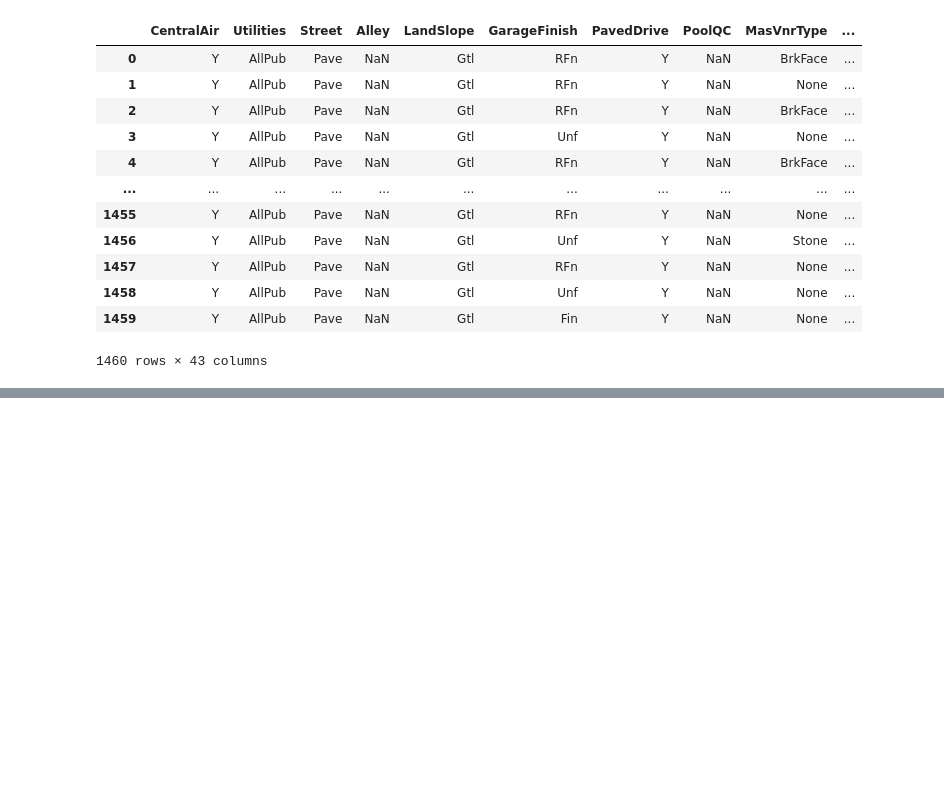
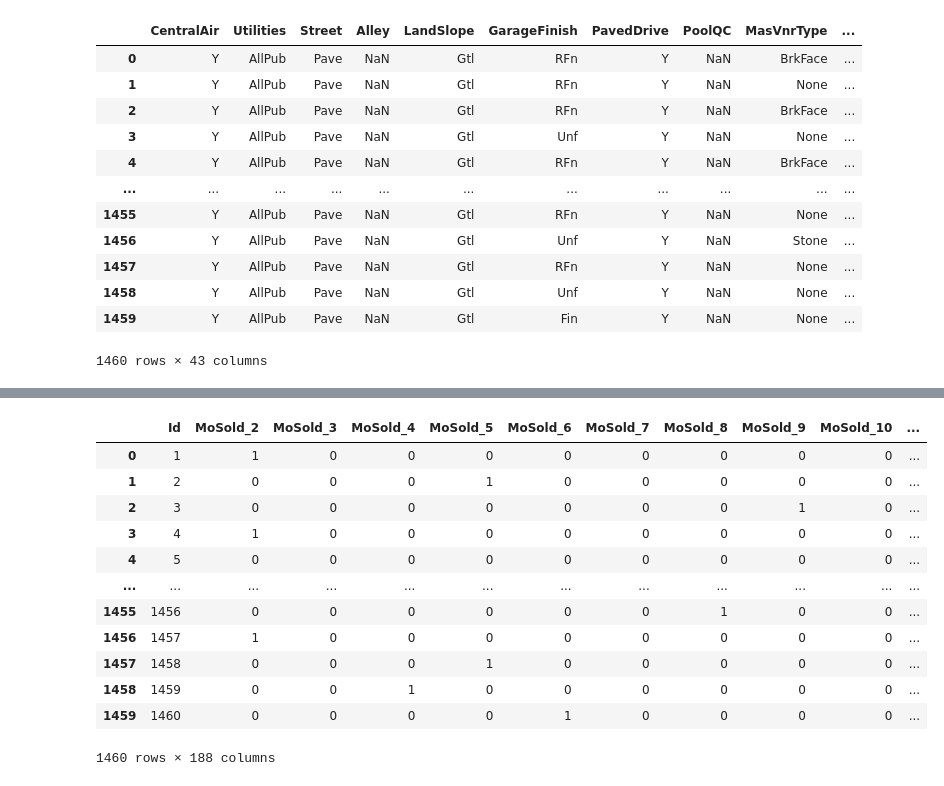
Before and after one commit to OmarKarame/House_Prices_Kaggle, a Jupyter notebook: notebooks/predict_house_prices.ipynb, the cells around one changed output, grey strips where cells are left out. Cells and saved outputs as stored; diff of their text form; code cells hidden in the pictures; blank space fills up the shorter version.

```diff
--- a/notebooks/predict_house_prices.ipynb
+++ b/notebooks/predict_house_prices.ipynb
@@ -29,0 +66,4 @@ train_df
+# %%
+train_numerical_df = train_df.select_dtypes('number')
+train_numerical_features = train_numerical_df.columns
+train_numerical_df
@@ -132,7 +215,9 @@ cat_features_onehotencode = ['MoSold', 'MSZoning','Street', 'Alley', 'LandSlope'
 # %%
 set_1 = set(cat_data_filtered_list)
 
-set_2 = set(cat_features_ordinalencode_2 + cat_features_ordinalencode_3 + cat_features_ordinalencode_4 + cat_features_ordinalencode_5 + cat_features_ordinalencode_6 + cat_features_ordinalencode_7 + cat_features_onehotencode)
+set_2 = set(cat_features_ordinalencode_2 + cat_features_ordinalencode_3 + cat_features_ordinalencode_4 + cat_features_ordinalencode_5 + cat_features_ordinalencode_6 + cat_features_ordinalencode_7)
 
-set_1 - set_2
+# set_1 - set_2
+
+len(set_2)
 # %% [output]
@@ -139,0 +262,27 @@ set()
+# %%
+# Replace the data with encoded data
+
+train_ordinal_encoded_df = pd.DataFrame()
+
+train_ordinal_encoded_df['CentralAir'] = train_df['CentralAir'].map(central_air_mapping)
+train_ordinal_encoded_df['PavedDrive'] = train_df['PavedDrive'].map(paved_drive_mapping)
+train_ordinal_encoded_df['Utilities'] = train_df['Utilities'].map(utilities_mapping)
+train_ordinal_encoded_df['GarageFinish'] = train_df['GarageFinish'].map(grarage_finish_mapping)
+train_ordinal_encoded_df['PoolQC'] = train_df['PoolQC'].map(pool_qc_mapping)
+train_ordinal_encoded_df['ExterQual'] = train_df['ExterQual'].map(exter_qual_mapping)
+train_ordinal_encoded_df['ExterCond'] = train_df['ExterCond'].map(exter_cond_mapping)
+train_ordinal_encoded_df['BsmtExposure'] = train_df['BsmtExposure'].map(bsmt_exposure_mapping)
+train_ordinal_encoded_df['HeatingQC'] = train_df['HeatingQC'].map(heating_qc_mapping)
+train_ordinal_encoded_df['KitchenQual'] = train_df['KitchenQual'].map(kitchen_qual_mapping)
+train_ordinal_encoded_df['Fence'] = train_df['Fence'].map(fence_mapping)
+train_ordinal_encoded_df['BsmtQual'] = train_df['BsmtQual'].map(bsmt_qual_mapping)
+train_ordinal_encoded_df['BsmtCond'] = train_df['BsmtCond'].map(bsmt_cond_mapping)
+train_ordinal_encoded_df['FireplaceQu'] = train_df['FireplaceQu'].map(fireplace_qu_mapping)
+train_ordinal_encoded_df['GarageQual'] = train_df['GarageQual'].map(garage_qual_mapping)
+train_ordinal_encoded_df['GarageCond'] = train_df['GarageCond'].map(garage_cond_mapping)
+train_ordinal_encoded_df['BsmtFinType1'] = train_df['BsmtFinType1'].map(bsmt_fin_type_1_mapping)
+train_ordinal_encoded_df['BsmtFinType2'] = train_df['BsmtFinType2'].map(bsmt_fin_type_2_mapping)
+
+train_ordinal_encoded_df['Id'] = train_df['Id']
+
+train_ordinal_encoded_df
@@ -139,0 +303,22 @@ set()
+# %%
+train_df[cat_features_onehotencode] = train_df[cat_features_onehotencode].fillna('Missing')
+
+train_onehot_encoded_df = pd.get_dummies(train_df, columns=cat_features_onehotencode, drop_first=True)
+train_onehot_encoded_df = train_onehot_encoded_df.drop(columns=list(set_2)).drop(columns=train_numerical_features_list)
+train_cat_encoded_df = pd.merge(train_onehot_encoded_df, train_ordinal_encoded_df, how='outer', on='Id')
+
+train_cat_encoded_df
+# %% [output]
+|  | Id | MoSold_2 | MoSold_3 | MoSold_4 | MoSold_5 | MoSold_6 | MoSold_7 | MoSold_8 | MoSold_9 | MoSold_10 | ... |
+| 0 | 1 | 1 | 0 | 0 | 0 | 0 | 0 | 0 | 0 | 0 | ... |
+| 1 | 2 | 0 | 0 | 0 | 1 | 0 | 0 | 0 | 0 | 0 | ... |
+| 2 | 3 | 0 | 0 | 0 | 0 | 0 | 0 | 0 | 1 | 0 | ... |
+| 3 | 4 | 1 | 0 | 0 | 0 | 0 | 0 | 0 | 0 | 0 | ... |
+| 4 | 5 | 0 | 0 | 0 | 0 | 0 | 0 | 0 | 0 | 0 | ... |
+| ... | ... | ... | ... | ... | ... | ... | ... | ... | ... | ... | ... |
+| 1455 | 1456 | 0 | 0 | 0 | 0 | 0 | 0 | 1 | 0 | 0 | ... |
+| 1456 | 1457 | 1 | 0 | 0 | 0 | 0 | 0 | 0 | 0 | 0 | ... |
+| 1457 | 1458 | 0 | 0 | 0 | 1 | 0 | 0 | 0 | 0 | 0 | ... |
+| 1458 | 1459 | 0 | 0 | 1 | 0 | 0 | 0 | 0 | 0 | 0 | ... |
+| 1459 | 1460 | 0 | 0 | 0 | 0 | 1 | 0 | 0 | 0 | 0 | ... |
+1460 rows × 188 columns
```
Also changed, not shown: parts of 17 cells of this notebook.
